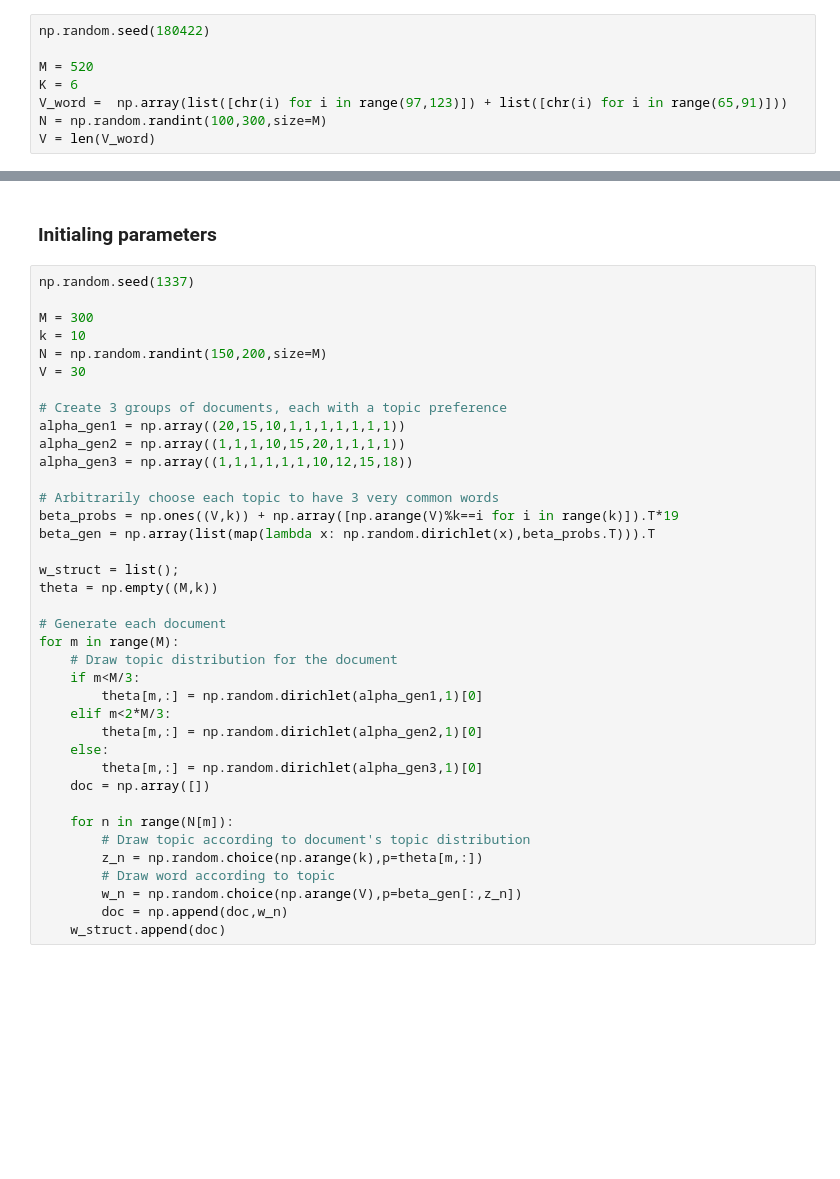
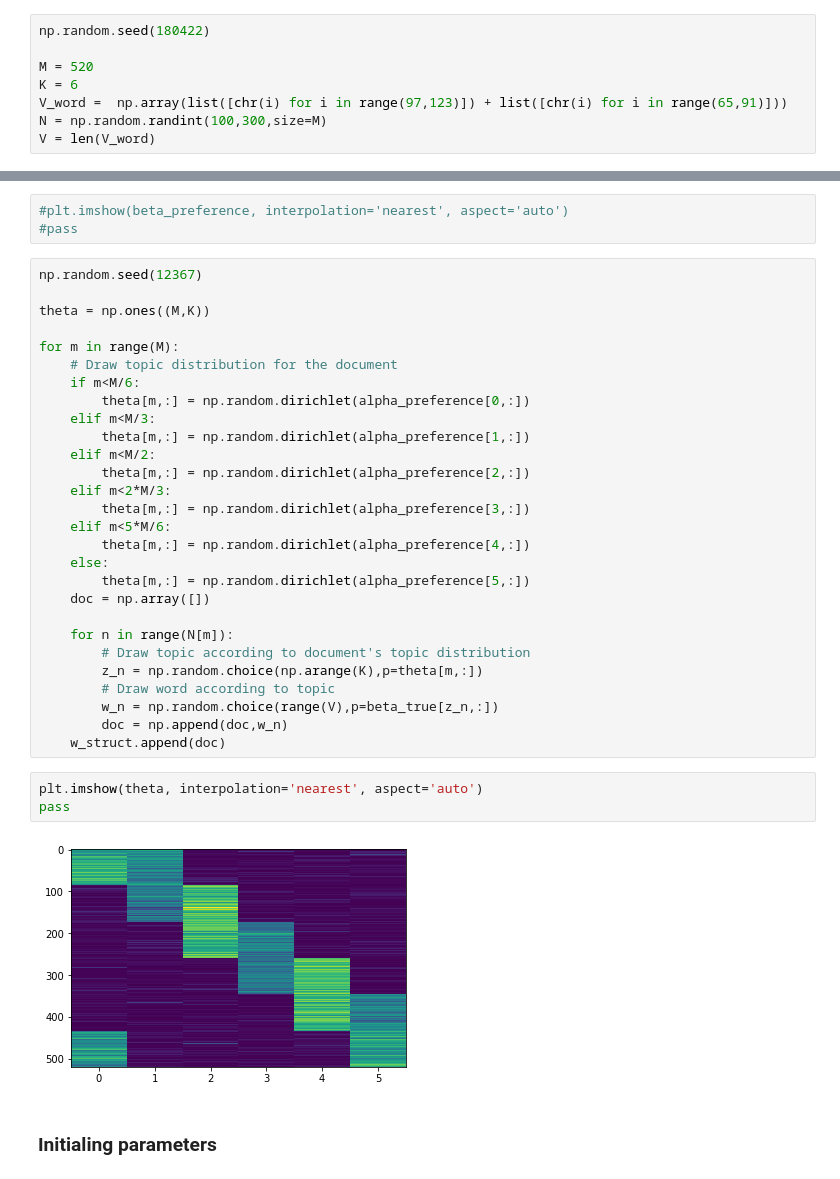
Before and after one commit to yangbaovera/663-Final-Project, a Jupyter notebook: final.ipynb, the cells around one changed output, grey strips where cells are left out. Cells and saved outputs as stored; diff of their text form; blank space fills up the shorter version.

```diff
--- a/final.ipynb
+++ b/final.ipynb
@@ -703,40 +698,38 @@ pass
+# %%
+#plt.imshow(beta_preference, interpolation='nearest', aspect='auto')
+#pass
+# %%
+np.random.seed(12367)
+
+theta = np.ones((M,K))
+
+for m in range(M):
+    # Draw topic distribution for the document
+    if m<M/6:
+        theta[m,:] = np.random.dirichlet(alpha_preference[0,:])
+    elif m<M/3:
+        theta[m,:] = np.random.dirichlet(alpha_preference[1,:])
+    elif m<M/2:
+        theta[m,:] = np.random.dirichlet(alpha_preference[2,:])
+    elif m<2*M/3:
+        theta[m,:] = np.random.dirichlet(alpha_preference[3,:])
+    elif m<5*M/6:
+        theta[m,:] = np.random.dirichlet(alpha_preference[4,:])
+    else:
+        theta[m,:] = np.random.dirichlet(alpha_preference[5,:])
+    doc = np.array([])
+
+    for n in range(N[m]):
+        # Draw topic according to document's topic distribution
+        z_n = np.random.choice(np.arange(K),p=theta[m,:])
+        # Draw word according to topic
+        w_n = np.random.choice(range(V),p=beta_true[z_n,:])
+        doc = np.append(doc,w_n)
+    w_struct.append(doc)
+# %%
+plt.imshow(theta, interpolation='nearest', aspect='auto')
+pass
+# %% [output]
+[figure, added]
 # %% [markdown]
 ### Initialing parameters
-# %%
-np.random.seed(1337)
-
-M = 300
-k = 10
-N = np.random.randint(150,200,size=M)
-V = 30
-
-# Create 3 groups of documents, each with a topic preference
-alpha_gen1 = np.array((20,15,10,1,1,1,1,1,1,1))
-alpha_gen2 = np.array((1,1,1,10,15,20,1,1,1,1))
-alpha_gen3 = np.array((1,1,1,1,1,1,10,12,15,18))
-
-# Arbitrarily choose each topic to have 3 very common words
-beta_probs = np.ones((V,k)) + np.array([np.arange(V)%k==i for i in range(k)]).T*19
-beta_gen = np.array(list(map(lambda x: np.random.dirichlet(x),beta_probs.T))).T
-
-w_struct = list();
-theta = np.empty((M,k))
-
-# Generate each document
-for m in range(M):
-    # Draw topic distribution for the document
-    if m<M/3:
-        theta[m,:] = np.random.dirichlet(alpha_gen1,1)[0]
-    elif m<2*M/3:
-        theta[m,:] = np.random.dirichlet(alpha_gen2,1)[0]
-    else:
-        theta[m,:] = np.random.dirichlet(alpha_gen3,1)[0]
-    doc = np.array([])
-
-    for n in range(N[m]):
-        # Draw topic according to document's topic distribution
-        z_n = np.random.choice(np.arange(k),p=theta[m,:])
-        # Draw word according to topic
-        w_n = np.random.choice(np.arange(V),p=beta_gen[:,z_n])
-        doc = np.append(doc,w_n)
-    w_struct.append(doc)
```
Also changed, not shown: parts of 9 cells of this notebook.
